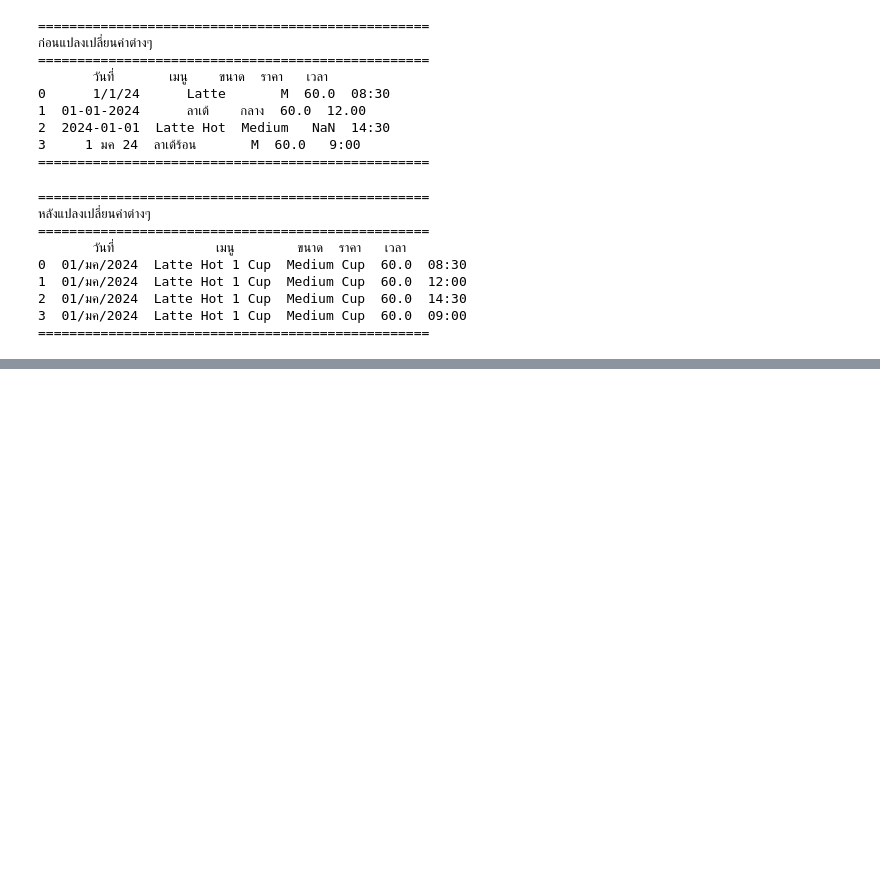
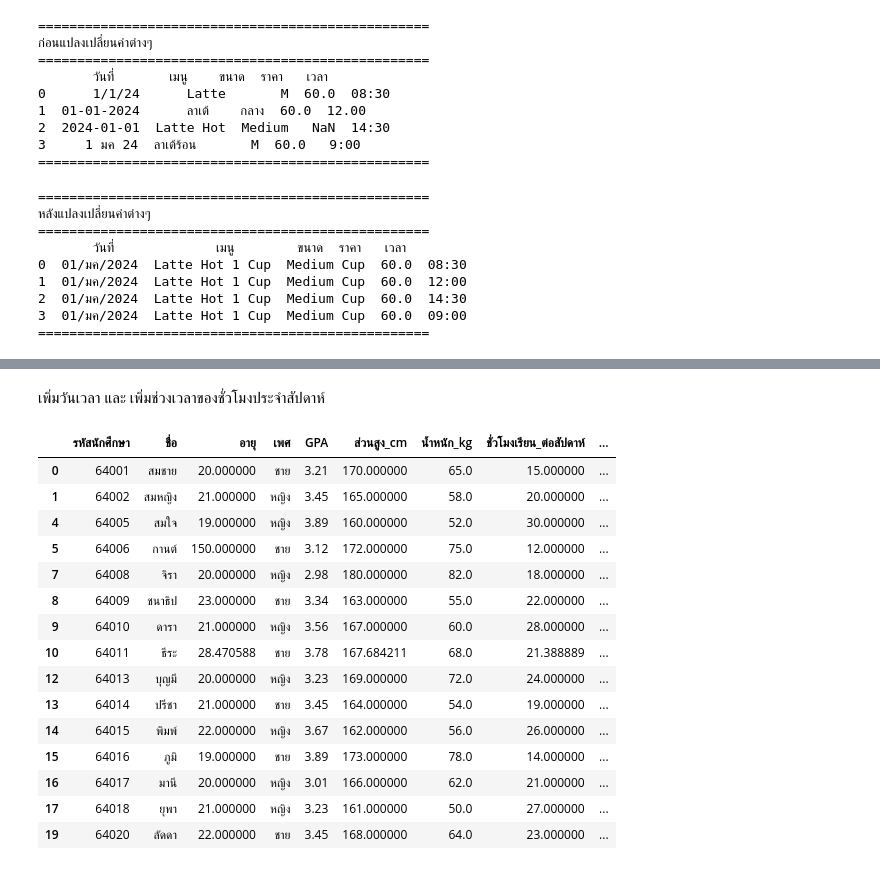
Before and after one commit to 660710703chutiphong/ai-660710703, a Jupyter notebook: AssignmentWeek4.ipynb, the cells around one changed output, grey strips where cells are left out. Cells and saved outputs as stored; diff of their text form; code cells hidden in the pictures; blank space fills up the shorter version.

```diff
--- a/AssignmentWeek4.ipynb
+++ b/AssignmentWeek4.ipynb
@@ -542,0 +848,26 @@ print()
+# %% [markdown]
+เพิ่มวันเวลา และ เพิ่มช่วงเวลาของชั่วโมงประจำสัปดาห์
+# %%
+data_encoded['วันในสัปดาห์'] = data_encoded['วันที่ลงทะเบียน'].dt.day_name()
+data_encoded['ช่วงเวลา'] = pd.cut(data_encoded['ชั่วโมงเรียน_ต่อสัปดาห์'],
+                                  bins=[0, 7, 14, 35],
+                                  labels=['น้อย', 'ปานกลาง', 'มาก'])
+
+data_encoded
+# %% [output]
+|  | รหัสนักศึกษา | ชื่อ | อายุ | เพศ | GPA | ส่วนสูง_cm | น้ำหนัก_kg | ชั่วโมงเรียน_ต่อสัปดาห์ | ... |
+| 0 | 64001 | สมชาย | 20.000000 | ชาย | 3.21 | 170.000000 | 65.0 | 15.000000 | ... |
+| 1 | 64002 | สมหญิง | 21.000000 | หญิง | 3.45 | 165.000000 | 58.0 | 20.000000 | ... |
+| 4 | 64005 | สมใจ | 19.000000 | หญิง | 3.89 | 160.000000 | 52.0 | 30.000000 | ... |
+| 5 | 64006 | กานต์ | 150.000000 | ชาย | 3.12 | 172.000000 | 75.0 | 12.000000 | ... |
+| 7 | 64008 | จิรา | 20.000000 | หญิง | 2.98 | 180.000000 | 82.0 | 18.000000 | ... |
+| 8 | 64009 | ชนาธิป | 23.000000 | ชาย | 3.34 | 163.000000 | 55.0 | 22.000000 | ... |
+| 9 | 64010 | ดารา | 21.000000 | หญิง | 3.56 | 167.000000 | 60.0 | 28.000000 | ... |
+| 10 | 64011 | ธีระ | 28.470588 | ชาย | 3.78 | 167.684211 | 68.0 | 21.388889 | ... |
+| 12 | 64013 | บุญมี | 20.000000 | หญิง | 3.23 | 169.000000 | 72.0 | 24.000000 | ... |
+| 13 | 64014 | ปรีชา | 21.000000 | ชาย | 3.45 | 164.000000 | 54.0 | 19.000000 | ... |
+| 14 | 64015 | พิมพ์ | 22.000000 | หญิง | 3.67 | 162.000000 | 56.0 | 26.000000 | ... |
+| 15 | 64016 | ภูมิ | 19.000000 | ชาย | 3.89 | 173.000000 | 78.0 | 14.000000 | ... |
+| 16 | 64017 | มานี | 20.000000 | หญิง | 3.01 | 166.000000 | 62.0 | 21.000000 | ... |
+| 17 | 64018 | ยุพา | 21.000000 | หญิง | 3.23 | 161.000000 | 50.0 | 27.000000 | ... |
+| 19 | 64020 | ลัดดา | 22.000000 | ชาย | 3.45 | 168.000000 | 64.0 | 23.000000 | ... |
```
Also changed, not shown: parts of 29 cells of this notebook, 1 other file.
